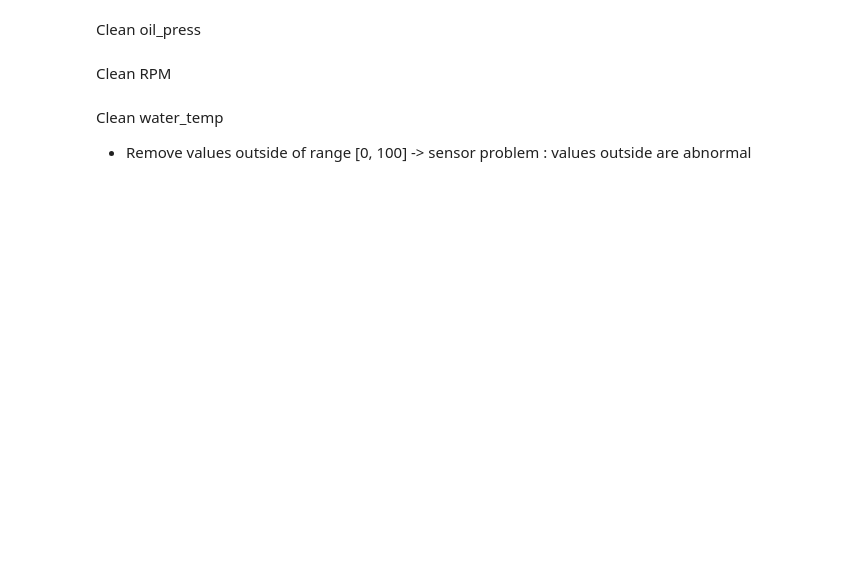
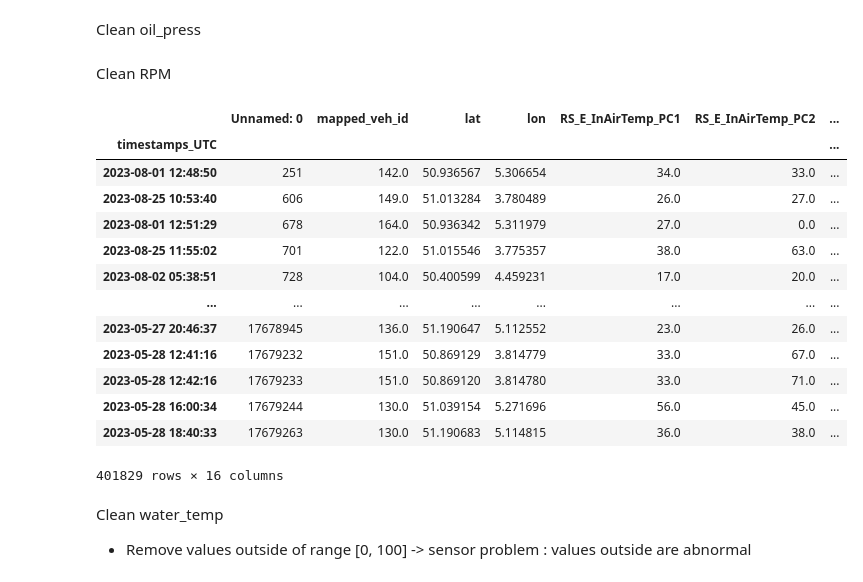
Before and after one commit to koadegno/data-minig-project, a Jupyter notebook: DM_plots.ipynb, the cells around one changed output. Drawn from its saved outputs; the diff is of its cells as text; code cells hidden in the pictures; blank space fills up the shorter version.

```diff
--- a/DM_plots.ipynb
+++ b/DM_plots.ipynb
@@ -80,8 +129,28 @@ Clean oil_press
 # %% [markdown]
 Clean RPM
 # %%
+df_oil_press_out = df_dropped[(df_dropped['RS_E_RPM_PC1'] <= 0) | (df_dropped['RS_E_RPM_PC1'] > 2100)]
 df_dropped = df_dropped[(df_dropped['RS_E_RPM_PC1'] > 0) & (df_dropped['RS_E_RPM_PC1'] <= 2100)]
+df_oil_press_out = df_dropped[(df_dropped['RS_E_RPM_PC2'] <= 0) | (df_dropped['RS_E_RPM_PC2'] > 2100)]
 df_dropped = df_dropped[(df_dropped['RS_E_RPM_PC2'] > 0) & (df_dropped['RS_E_RPM_PC2'] <= 2100)]
+df_oil_press_out['reason'] = 'RPM out'
+df_oil_press_out['IDreason'] = 3
+df_oil_press_out
+# %% [output]
+|  | Unnamed: 0 | mapped_veh_id | lat | lon | RS_E_InAirTemp_PC1 | RS_E_InAirTemp_PC2 | ... |
+| timestamps_UTC |  |  |  |  |  |  | ... |
+| 2023-08-01 12:48:50 | 251 | 142.0 | 50.936567 | 5.306654 | 34.0 | 33.0 | ... |
+| 2023-08-25 10:53:40 | 606 | 149.0 | 51.013284 | 3.780489 | 26.0 | 27.0 | ... |
+| 2023-08-01 12:51:29 | 678 | 164.0 | 50.936342 | 5.311979 | 27.0 | 0.0 | ... |
+| 2023-08-25 11:55:02 | 701 | 122.0 | 51.015546 | 3.775357 | 38.0 | 63.0 | ... |
+| 2023-08-02 05:38:51 | 728 | 104.0 | 50.400599 | 4.459231 | 17.0 | 20.0 | ... |
+| ... | ... | ... | ... | ... | ... | ... | ... |
+| 2023-05-27 20:46:37 | 17678945 | 136.0 | 51.190647 | 5.112552 | 23.0 | 26.0 | ... |
+| 2023-05-28 12:41:16 | 17679232 | 151.0 | 50.869129 | 3.814779 | 33.0 | 67.0 | ... |
+| 2023-05-28 12:42:16 | 17679233 | 151.0 | 50.869120 | 3.814780 | 33.0 | 71.0 | ... |
+| 2023-05-28 16:00:34 | 17679244 | 130.0 | 51.039154 | 5.271696 | 56.0 | 45.0 | ... |
+| 2023-05-28 18:40:33 | 17679263 | 130.0 | 51.190683 | 5.114815 | 36.0 | 38.0 | ... |
+401829 rows × 16 columns
 # %% [markdown]
 Clean water_temp
 - Remove values outside of range [0, 100] -> sensor problem : values outside are abnormal
```
Also changed, not shown: parts of 11 cells of this notebook, 1 other file.
